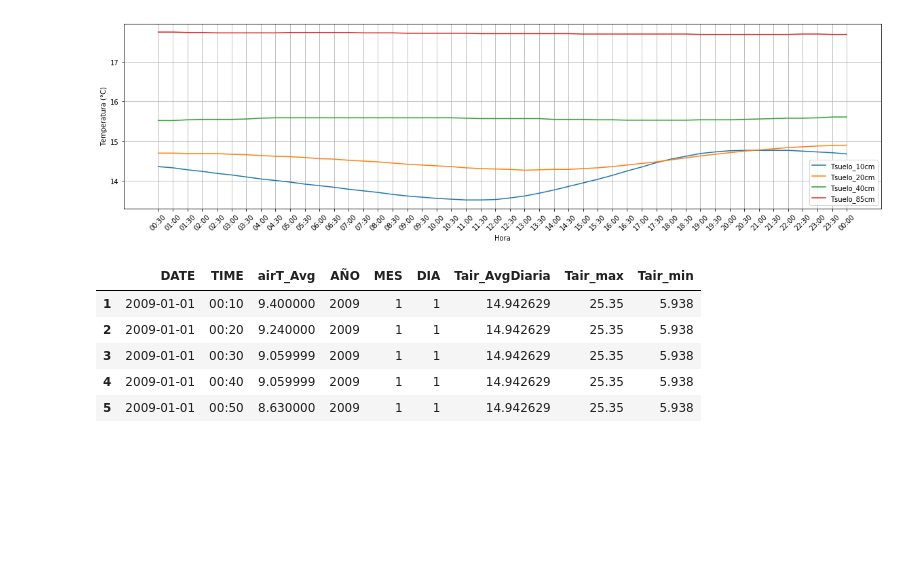
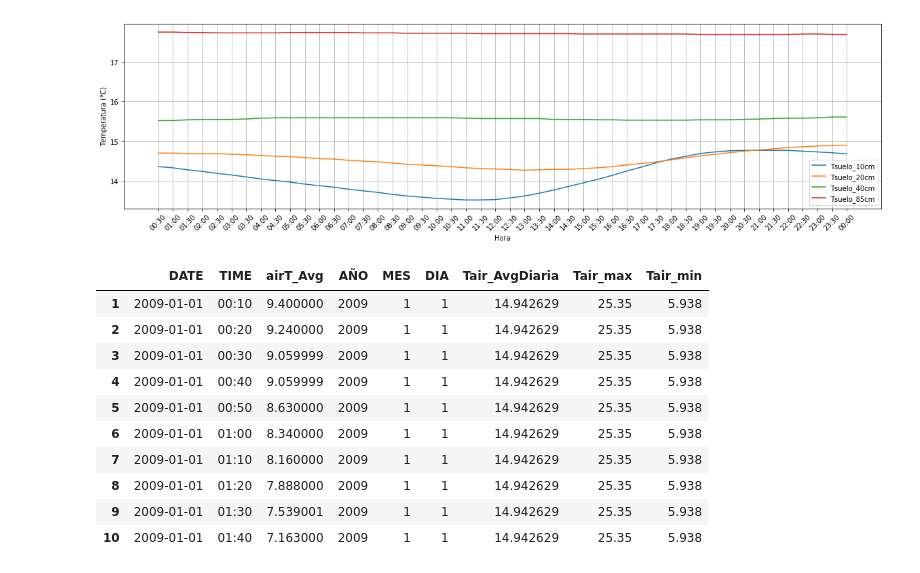
Before and after one commit to Askleth/Archivero, a Jupyter notebook: Actividad_8/Act8.ipynb, the cells around one changed output. Drawn from its saved outputs; the diff is of its cells as text; code cells hidden in the pictures; blank space fills up the shorter version.

```diff
--- a/Actividad_8/Act8.ipynb
+++ b/Actividad_8/Act8.ipynb
@@ -184,14 +184,18 @@ plt.show()
 # %% [output]
 [figure]
 [figure]
-# %%
-
-meteo.head()
-# %% [output]
-|  | DATE | TIME | airT_Avg | AÑO | MES | DIA | Tair_AvgDiaria | Tair_max | Tair_min |
-| 1 | 2009-01-01 | 00:10 | 9.400000 | 2009 | 1 | 1 | 14.942629 | 25.35 | 5.938 |
-| 2 | 2009-01-01 | 00:20 | 9.240000 | 2009 | 1 | 1 | 14.942629 | 25.35 | 5.938 |
-| 3 | 2009-01-01 | 00:30 | 9.059999 | 2009 | 1 | 1 | 14.942629 | 25.35 | 5.938 |
-| 4 | 2009-01-01 | 00:40 | 9.059999 | 2009 | 1 | 1 | 14.942629 | 25.35 | 5.938 |
-| 5 | 2009-01-01 | 00:50 | 8.630000 | 2009 | 1 | 1 | 14.942629 | 25.35 | 5.938 |
+# %%
+meteo.head(10)
+# %% [output]
+|  | DATE | TIME | airT_Avg | AÑO | MES | DIA | Tair_AvgDiaria | Tair_max | Tair_min |
+| 1 | 2009-01-01 | 00:10 | 9.400000 | 2009 | 1 | 1 | 14.942629 | 25.35 | 5.938 |
+| 2 | 2009-01-01 | 00:20 | 9.240000 | 2009 | 1 | 1 | 14.942629 | 25.35 | 5.938 |
+| 3 | 2009-01-01 | 00:30 | 9.059999 | 2009 | 1 | 1 | 14.942629 | 25.35 | 5.938 |
+| 4 | 2009-01-01 | 00:40 | 9.059999 | 2009 | 1 | 1 | 14.942629 | 25.35 | 5.938 |
+| 5 | 2009-01-01 | 00:50 | 8.630000 | 2009 | 1 | 1 | 14.942629 | 25.35 | 5.938 |
+| 6 | 2009-01-01 | 01:00 | 8.340000 | 2009 | 1 | 1 | 14.942629 | 25.35 | 5.938 |
+| 7 | 2009-01-01 | 01:10 | 8.160000 | 2009 | 1 | 1 | 14.942629 | 25.35 | 5.938 |
+| 8 | 2009-01-01 | 01:20 | 7.888000 | 2009 | 1 | 1 | 14.942629 | 25.35 | 5.938 |
+| 9 | 2009-01-01 | 01:30 | 7.539001 | 2009 | 1 | 1 | 14.942629 | 25.35 | 5.938 |
+| 10 | 2009-01-01 | 01:40 | 7.163000 | 2009 | 1 | 1 | 14.942629 | 25.35 | 5.938 |
 # %%
```
Also changed, not shown: parts of 5 cells of this notebook.
